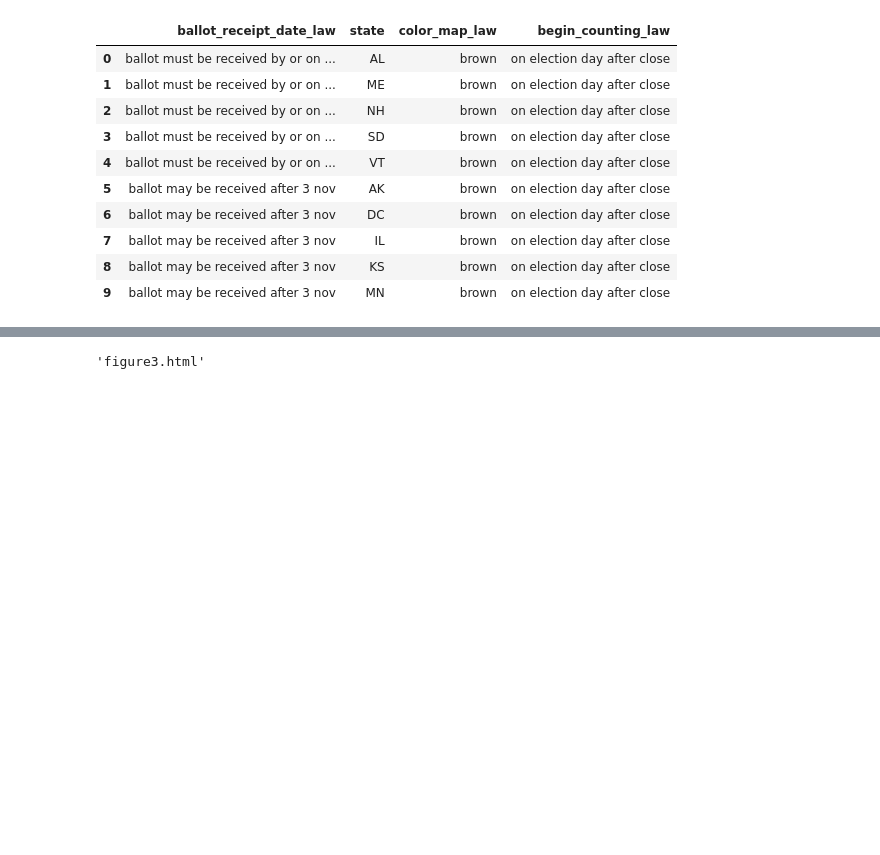
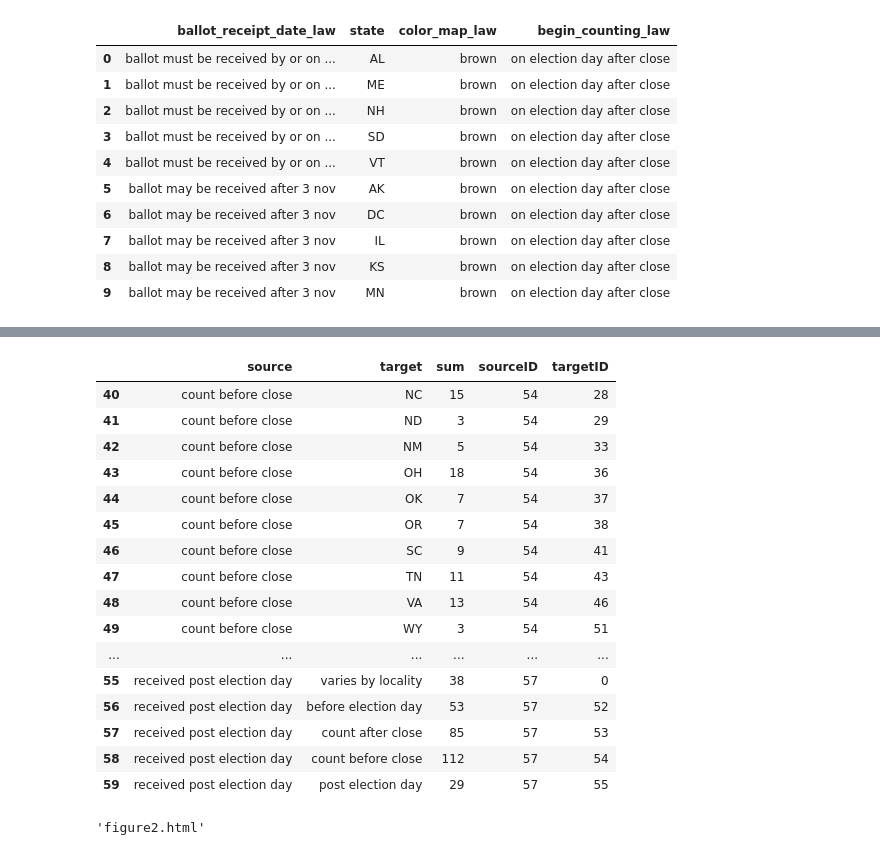
Before and after one commit to surfaceowl/2020election_advance_vote_count, a Jupyter notebook: 2020-US-election-voting-analysis.ipynb, the cells around one changed output, grey strips where cells are left out. Drawn from its saved outputs; the diff is of its cells as text; code cells hidden in the pictures; blank space fills up the shorter version.

```diff
--- a/2020-US-election-voting-analysis.ipynb
+++ b/2020-US-election-voting-analysis.ipynb
@@ -155,7 +188,0 @@ combined_data.head(10)
-# %%
-combined_data = combined_data.sort_values(['ballot_receipt_date_law', 'begin_counting_law', 'forecast'], ascending=False) \
-                .groupby(['ballot_receipt_date_law', 'begin_counting_law'], sort=False) \
-                .apply(lambda x: x.sort_values(['forecast'], ascending=False)) \
-                .reset_index(drop=True)
-
-combined_data.head(10)
@@ -192,9 +209,14 @@ init_notebook_mode(connected = True)
 # %%
 # ref: https://medium.com/kenlok/how-to-create-sankey-diagrams-from-dataframes-in-python-e221c1b4d6b0
+# by Ken Lok
 
-def genSankey(df,cat_cols=[], value_cols='', title=''):
+def genSankey(df, cat_cols=[], value_cols='', title=''):
+    """
+    consume a dataframe, list of category columns for the sankey diagram
+    plus a target columns to sum for the height of the sankey diagram nodes
+    """
     # maximum of 6 value cols -> 6 colors
-    colorPalette = ['#4B8BBE','#306998','#FFE873','#FFD43B','#646464']
+    colorPalette = ['#679d64','#306998','#DDB372','#BD1919','#646464']
     labelList = []
     colorNumList = []
     for catCol in cat_cols:
@@ -203,7 +225,8 @@ def genSankey(df,cat_cols=[], value_cols='', title=''):
         labelList = labelList + labelListTemp
 
     # remove duplicates from labelList
-    labelList = sorted(list(dict.fromkeys(labelList)))
+    labelList = list(dict.fromkeys(labelList))
+    labelList.sort() # sort labels by alpha, improves sankey readability
 
     # define colors based on number of levels
     colorList = []
@@ -221,8 +244,8 @@ def genSankey(df,cat_cols=[], value_cols='', title=''):
             tempDf.columns = ['source','target','sum']
             sourceTargetDf = pd.concat([sourceTargetDf,tempDf])
 
-        sourceTargetDf = sourceTargetDf.groupby(['source','target']).agg({'sum':'sum'}).reset_index()
-        sourceTargetDf = sourceTargetDf.sort_values(by='source', ascending=True)
+    # important!  group and sort values by ascending = easier reading sankey
+    sourceTargetDf = sourceTargetDf.groupby(['source','target']).agg({'sum':'sum'}).sort_values(['source', 'target'], ascending=True).reset_index()
 
     # add index for source-target pair
     sourceTargetDf['sourceID'] = sourceTargetDf['source'].apply(lambda x: labelList.index(x))
@@ -256,4 +279,5 @@ def genSankey(df,cat_cols=[], value_cols='', title=''):
     )
 
     fig = dict(data=[data], layout=layout)
-    return fig
+
+    return fig, sourceTargetDf
@@ -299,11 +295,52 @@ def get_sankey_hv(df,cat_cols=[], value_cols='', title=''):
+# %%
+# generate one sankey diagram and resulting dataframe
+fig1, resultdf = genSankey(combined_data,
+                 cat_cols=['ballot_receipt_date_law', 'begin_counting_law', 'state'],
+                 value_cols='electoral_college_votes',
+                 title='Figure 1 - 2020 Early/Absentee Voting Rules by Process')
+# %%
+# check out results of first dataframe
+resultdf.tail(20)
+# %% [output]
+|  | source | target | sum | sourceID | targetID |
+| 40 | count before close | NC | 15 | 54 | 28 |
+| 41 | count before close | ND | 3 | 54 | 29 |
+| 42 | count before close | NM | 5 | 54 | 33 |
+| 43 | count before close | OH | 18 | 54 | 36 |
+| 44 | count before close | OK | 7 | 54 | 37 |
+| 45 | count before close | OR | 7 | 54 | 38 |
+| 46 | count before close | SC | 9 | 54 | 41 |
+| 47 | count before close | TN | 11 | 54 | 43 |
+| 48 | count before close | VA | 13 | 54 | 46 |
+| 49 | count before close | WY | 3 | 54 | 51 |
+| ... | ... | ... | ... | ... | ... |
+| 55 | received post election day | varies by locality | 38 | 57 | 0 |
+| 56 | received post election day | before election day | 53 | 57 | 52 |
+| 57 | received post election day | count after close | 85 | 57 | 53 |
+| 58 | received post election day | count before close | 112 | 57 | 54 |
+| 59 | received post election day | post election day | 29 | 57 | 55 |
 # %%
-fig = genSankey(combined_data, cat_cols=['ballot_receipt_date_law', 'begin_counting_law', 'forecast', 'state'],value_cols='electoral_college_votes', title='Figure 1 - 2020 Election Forecast')
-plotly.offline.plot(fig, validate=False, filename="figure1.html")
+# plot the figures
+fig1, resultdf = genSankey(combined_data,
+                 cat_cols=['ballot_receipt_date_law', 'begin_counting_law', 'state'],
+                 value_cols='electoral_college_votes',
+                 title='Figure 1 - 2020 Early/Absentee Voting Rules by Process')
 
-fig2 = genSankey(combined_data_2, cat_cols=['color_party', 'forecast'],value_cols='electoral_college_votes', title='Figure 2 - 2020 Election Forecast (by Party)')
+plotly.offline.plot(fig1, validate=False, filename="figure1.html")
+
+
+fig2, resultdf2 = genSankey(combined_data,
+                 cat_cols=['ballot_receipt_date_law', 'state', 'begin_counting_law'],
+                 value_cols='electoral_college_votes',
+                 title='Figure 2 - Voting Rules by US State')
+
 plotly.offline.plot(fig2, validate=False, filename="figure2.html")
 
-fig3 = genSankey(combined_data, cat_cols=['color_party', 'color_counting_law', 'forecast'],value_cols='electoral_college_votes', title='Figure 3 - 2020 Election Forecast (by Party & Ballot Counting Law)')
-plotly.offline.plot(fig3, validate=False, filename="figure3.html")
+
+# fig3, resultdf3 = genSankey(combined_data,
+#                 cat_cols=['state', 'ballot_receipt_date_law', 'begin_counting_law', 'forecast'],
+#                 value_cols='electoral_college_votes',
+#                 title='Figure 3 - Voting Rules with Forecast')
+# plotly.offline.plot(fig3, validate=False, filename="figure3.html")
 # %% [output]
-'figure3.html'
+'figure2.html'
```
Also changed, not shown: parts of 26 cells of this notebook, 7 other files.
